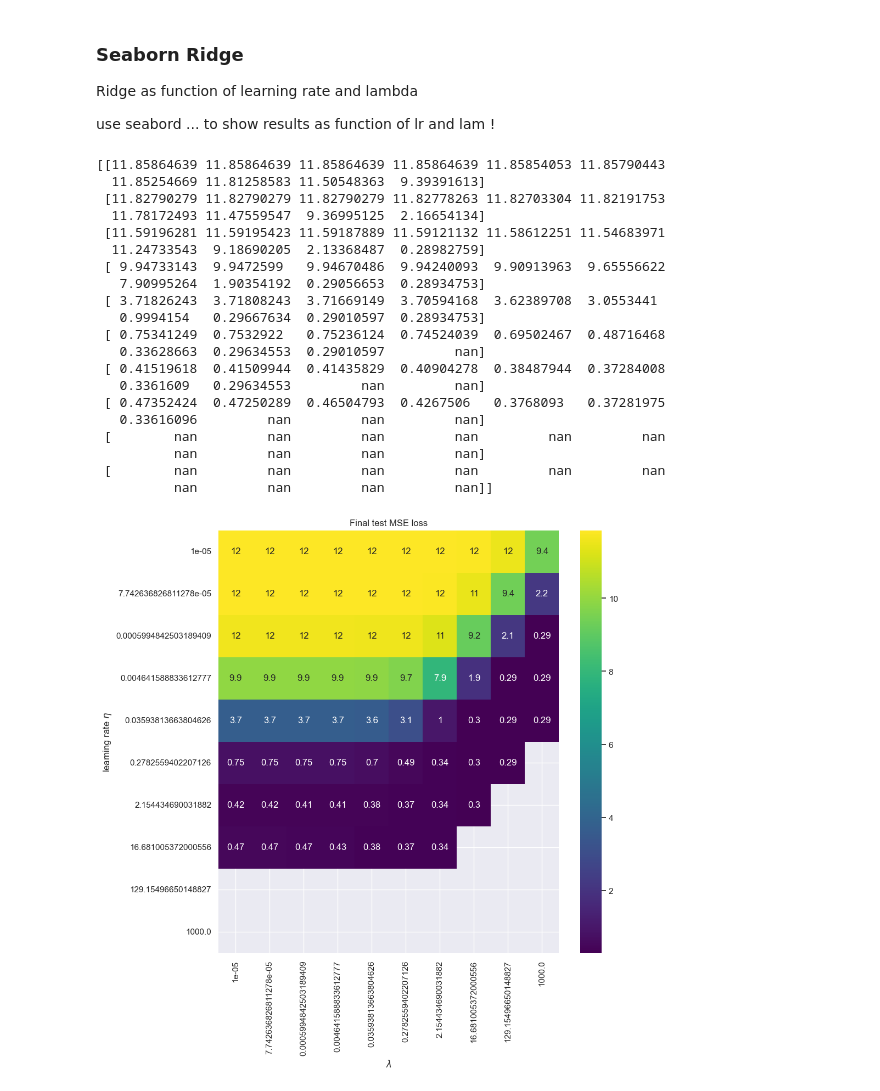
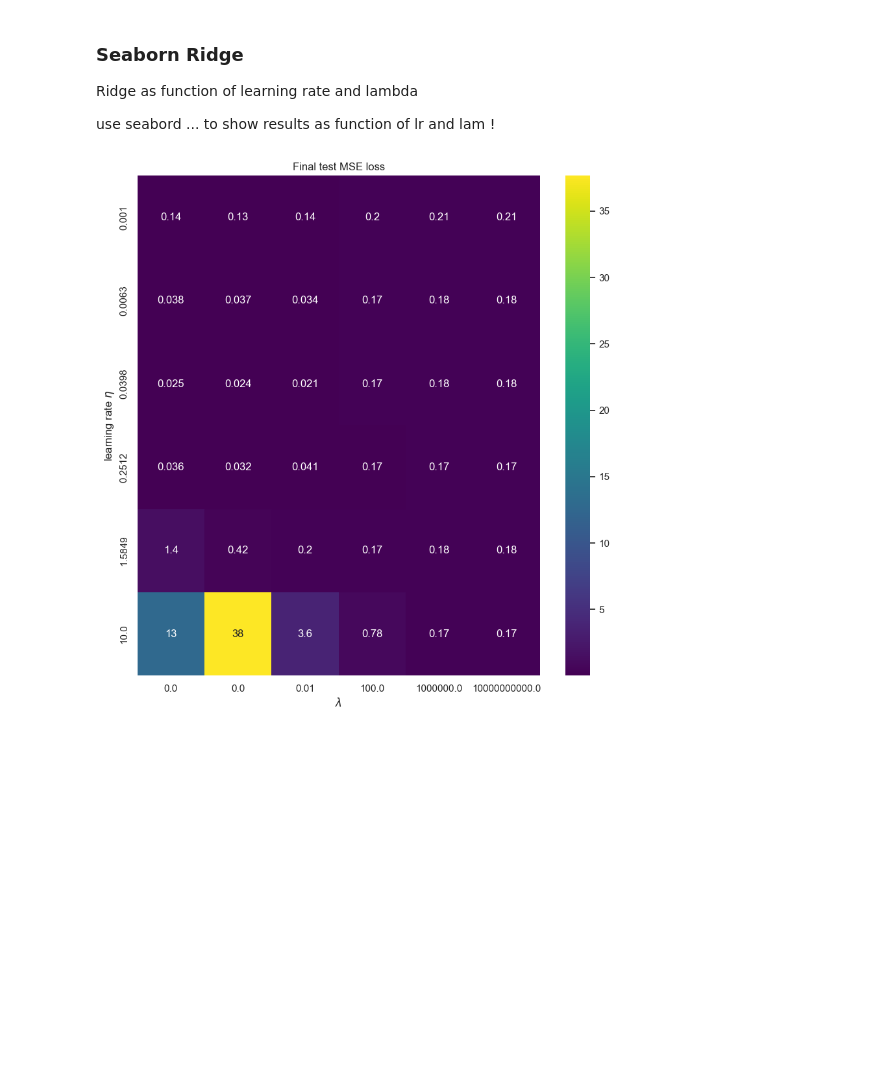
Before and after one commit to Trond01/Project2_FYS-STK4155, a Jupyter notebook: Runs/a.ipynb, the cells around one changed output. Saved outputs shown, nothing was run; the diff lists cells and outputs as text; code cells hidden in the pictures; blank space fills up the shorter version.

```diff
--- a/Runs/a.ipynb
+++ b/Runs/a.ipynb
@@ -61,22 +59,26 @@ from jax import grad as jaxgrad
 # %%
 # Initialise beta
-n_epochs = 100
+n_epochs = 1000
 
 
 lam=0.1
 lr = 0.05
 
-OLS_loss = OLS_loss_func()
 
-#OLS_train_grad(model), ridge_train_grad(model, lam),
 
-for grad in [jaxgrad(OLS_loss)]:#, jaxgrad(ridge_loss_func(lam))]:
+for loss_grad in [OLS_train_analgrad(model), OLS_train_autograd(model),
+                  ridge_train_analgrad(model, lam), ridge_train_autograd(model, lam)]:
+
+    t0 = time.time()
+
     result_GD = GD(X_train, y_train, X_test, y_test,
-                grad_method=grad,
-                n_epochs=epochs,
+                grad_method=loss_grad,
+                n_epochs=n_epochs,
                 lr=lr,
                 beta0=beta0,
                 test_loss_func=(MSELoss_method(model)))
+
+    print(time.time()-t0)
 
     plt.plot(result_GD["train_loss_list"])
     plt.plot(result_GD["test_loss_list"], linestyle="--")
@@ -108,61 +211,48 @@ use seabord ... to show results as function of lr and lam !
 # ensure the same random numbers appear every time
 np.random.seed(0)
 
 # Fixed parametres
-epochs = 500
+epochs = 10
 
 # Values for experiment
-lr_vals = np.logspace(-5, 3, 10)
-lam_vals = np.logspace(-5, 3, 10)
+lr_vals = np.logspace(-3, 1, 6)
+lam_vals = np.logspace(-10, 10, 6)
 results = np.zeros((len(lr_vals), len(lam_vals)))
+
+# We juse analytic ridge
+train_grad = ridge_train_analgrad
 
 # Perform algorithm for each value
 for i, lr in enumerate(lr_vals):
     for j, lam in enumerate(lam_vals):
 
         # Get gradient function for given lambda
-        grad = ridge_train_grad(model, lam)
+        grad_method = train_grad(model, lam)
 
         # Perform experiment
-        result_GD = GD(X_train, y_train, X_test, y_test,
-                    grad_method=grad,
+        result_GD = SGD_adam(X_train, y_train, X_test, y_test,
+                    grad_method=grad_method,
                     n_epochs=epochs,
+                    n_batches=5,
                     lr=lr,
                     beta0=beta0,
-                    test_loss_func=(MSELoss_method(model)))
+                    test_loss_func=loss_func)
 
         # Append the final error from training
         results[i, j] = result_GD["test_loss_list"][-1]
 
-print(results)
 
+# Make plot
 sns.set()
 fig, ax = plt.subplots(figsize = (10, 10))
-df = pd.DataFrame(results, index=lam_vals, columns=lr_vals)
-sns.heatmap(df, annot=True, ax=ax, cmap="viridis")
+df = pd.DataFrame(results, index=lr_vals, columns=lam_vals)
+sns.heatmap(df, annot=True, ax=ax, cmap="viridis",
+            xticklabels=df.columns.values.round(4),
+            yticklabels=df.index.values.round(4))
 ax.set_title("Final test MSE loss")
 ax.set_ylabel("learning rate $\eta$")
 ax.set_xlabel("$\lambda$")
+
 plt.show()
 # %% [output]
-[[11.85864639 11.85864639 11.85864639 11.85864639 11.85854053 11.85790443
-  11.85254669 11.81258583 11.50548363  9.39391613]
- [11.82790279 11.82790279 11.82790279 11.82778263 11.82703304 11.82191753
-  11.78172493 11.47559547  9.36995125  2.16654134]
- [11.59196281 11.59195423 11.59187889 11.59121132 11.58612251 11.54683971
-  11.24733543  9.18690205  2.13368487  0.28982759]
- [ 9.94733143  9.9472599   9.94670486  9.94240093  9.90913963  9.65556622
-   7.90995264  1.90354192  0.29056653  0.28934753]
- [ 3.71826243  3.71808243  3.71669149  3.70594168  3.62389708  3.0553441
-   0.9994154   0.29667634  0.29010597  0.28934753]
- [ 0.75341249  0.7532922   0.75236124  0.74524039  0.69502467  0.48716468
-   0.33628663  0.29634553  0.29010597         nan]
- [ 0.41519618  0.41509944  0.41435829  0.40904278  0.38487944  0.37284008
-   0.3361609   0.29634553         nan         nan]
- [ 0.47352424  0.47250289  0.46504793  0.4267506   0.3768093   0.37281975
-   0.33616096         nan         nan         nan]
- [        nan         nan         nan         nan         nan         nan
-          nan         nan         nan         nan]
- [        nan         nan         nan         nan         nan         nan
-          nan         nan         nan         nan]]
-[figure, old version]
+[figure, new version]
```
Also changed, not shown: parts of 9 cells of this notebook.
